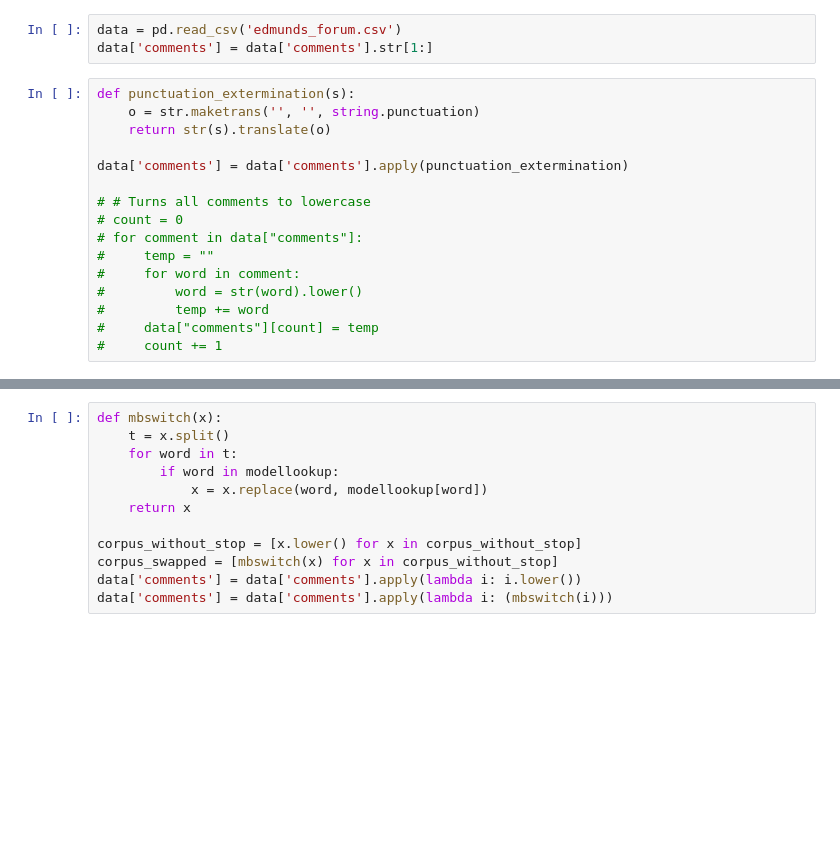
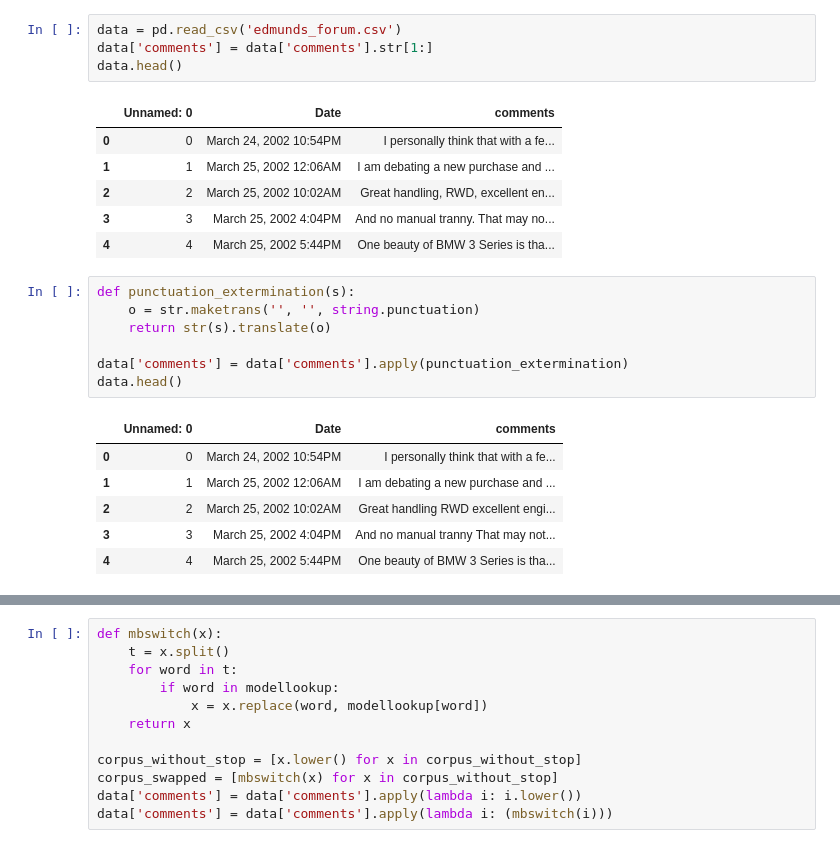
Before and after one commit to SaianshR/edmunds-analysis, a Jupyter notebook: hailmary.ipynb, the cells around one changed output, grey strips where cells are left out. Cells and saved outputs as stored; diff of their text form; blank space fills up the shorter version.

```diff
--- a/hailmary.ipynb
+++ b/hailmary.ipynb
@@ -35,22 +30,28 @@ Name: Brand, Length: 530, dtype: object
 # %%
 data = pd.read_csv('edmunds_forum.csv')
 data['comments'] = data['comments'].str[1:]
+data.head()
+# %% [output]
+|  | Unnamed: 0 | Date | comments |
+| 0 | 0 | March 24, 2002 10:54PM | I personally think that with a fe... |
+| 1 | 1 | March 25, 2002 12:06AM | I am debating a new purchase and ... |
+| 2 | 2 | March 25, 2002 10:02AM | Great handling, RWD, excellent en... |
+| 3 | 3 | March 25, 2002 4:04PM | And no manual tranny. That may no... |
+| 4 | 4 | March 25, 2002 5:44PM | One beauty of BMW 3 Series is tha... |
 # %%
 def punctuation_extermination(s):
     o = str.maketrans('', '', string.punctuation)
     return str(s).translate(o)
 
 data['comments'] = data['comments'].apply(punctuation_extermination)
-
-# # Turns all comments to lowercase
-# count = 0
-# for comment in data["comments"]:
-#     temp = ""
-#     for word in comment:
-#         word = str(word).lower()
-#         temp += word
-#     data["comments"][count] = temp
-#     count += 1
+data.head()
+# %% [output]
+|  | Unnamed: 0 | Date | comments |
+| 0 | 0 | March 24, 2002 10:54PM | I personally think that with a fe... |
+| 1 | 1 | March 25, 2002 12:06AM | I am debating a new purchase and ... |
+| 2 | 2 | March 25, 2002 10:02AM | Great handling RWD excellent engi... |
+| 3 | 3 | March 25, 2002 4:04PM | And no manual tranny That may not... |
+| 4 | 4 | March 25, 2002 5:44PM | One beauty of BMW 3 Series is tha... |
 # %%
 corpus = ""
 for l in data['comments']:
```
Also changed, not shown: parts of 16 cells of this notebook, 1 other file.
